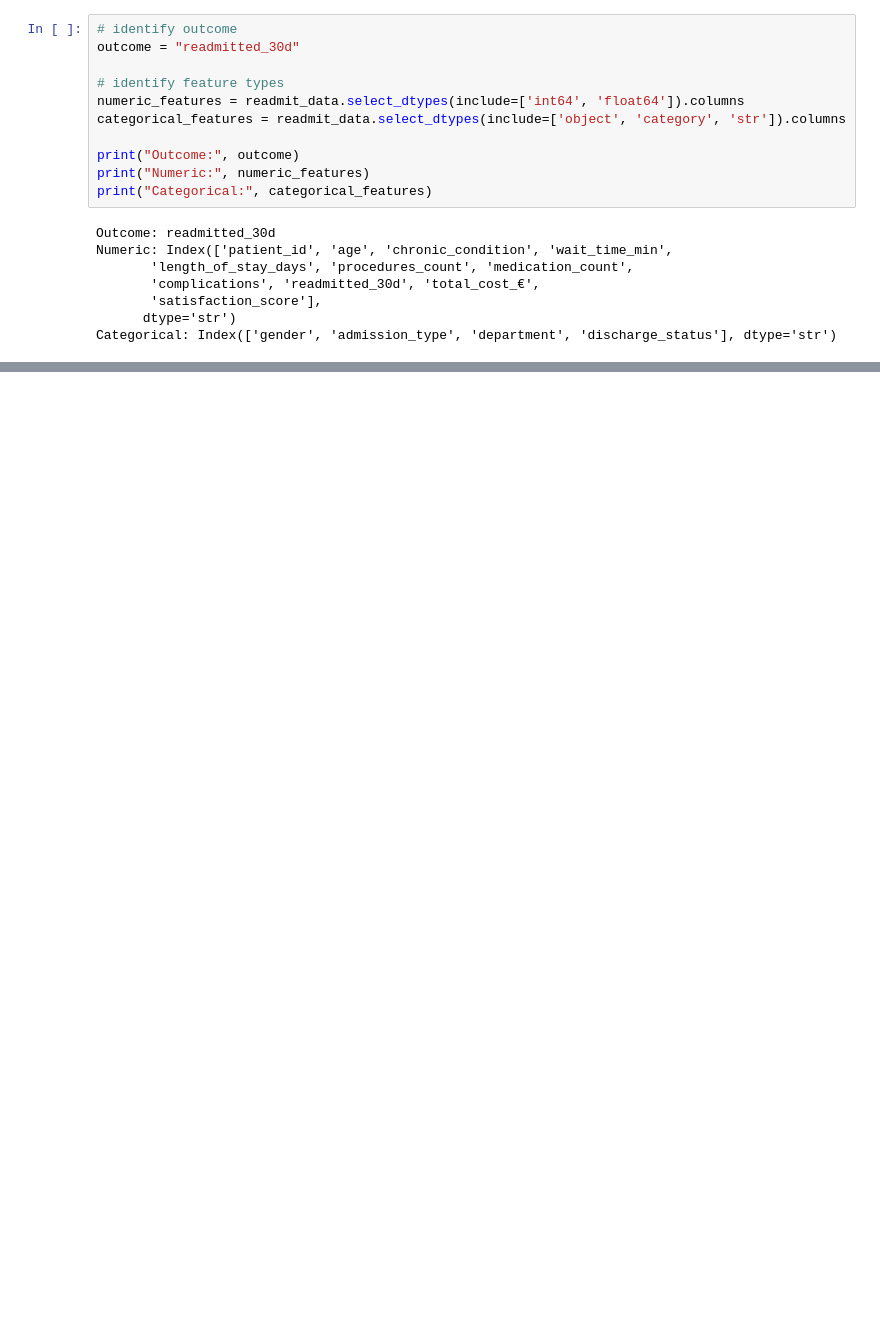
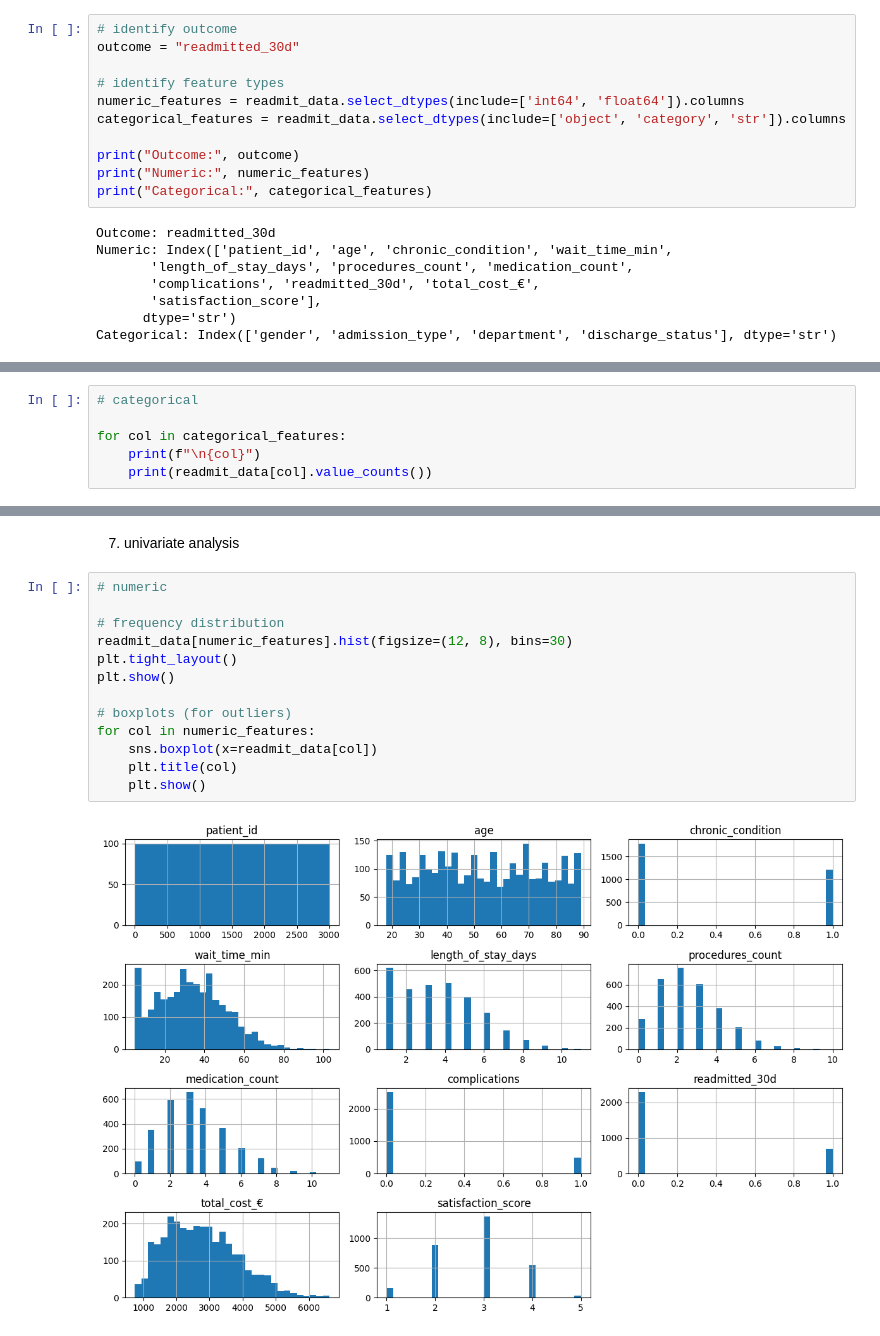
Before and after one commit to carina-ds/readmission, a Jupyter notebook: 00. EDA.ipynb, the cells around one changed output, grey strips where cells are left out. Saved outputs shown, nothing was run; the diff lists cells and outputs as text; blank space fills up the shorter version.

```diff
--- a/00. EDA.ipynb
+++ b/00. EDA.ipynb
@@ -91,0 +150,6 @@ Categorical: Index(['gender', 'admission_type', 'department', 'discharge_status'
+# %%
+# categorical
+
+for col in categorical_features:
+    print(f"\n{col}")
+    print(readmit_data[col].value_counts())
@@ -91,0 +182,17 @@ Categorical: Index(['gender', 'admission_type', 'department', 'discharge_status'
+# %% [markdown]
+7. univariate analysis
+# %%
+# numeric
+
+# frequency distribution
+readmit_data[numeric_features].hist(figsize=(12, 8), bins=30)
+plt.tight_layout()
+plt.show()
+
+# boxplots (for outliers)
+for col in numeric_features:
+    sns.boxplot(x=readmit_data[col])
+    plt.title(col)
+    plt.show()
+# %% [output]
+[figure, added]
```
Also changed, not shown: parts of 36 cells of this notebook.
